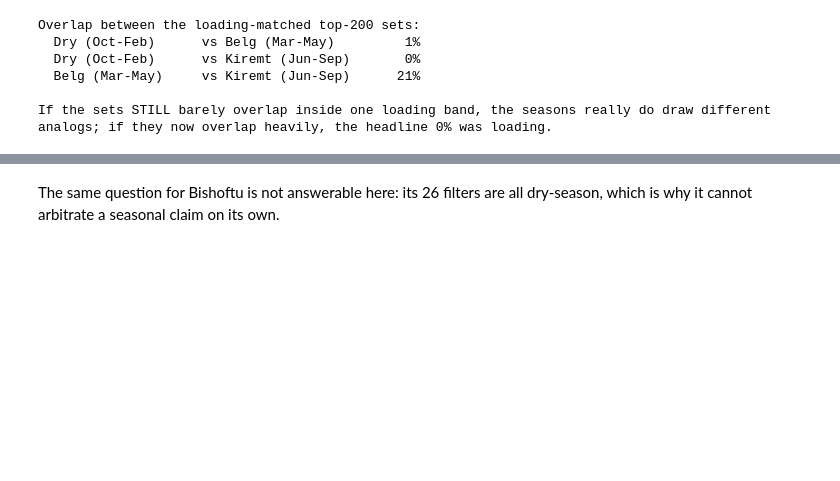
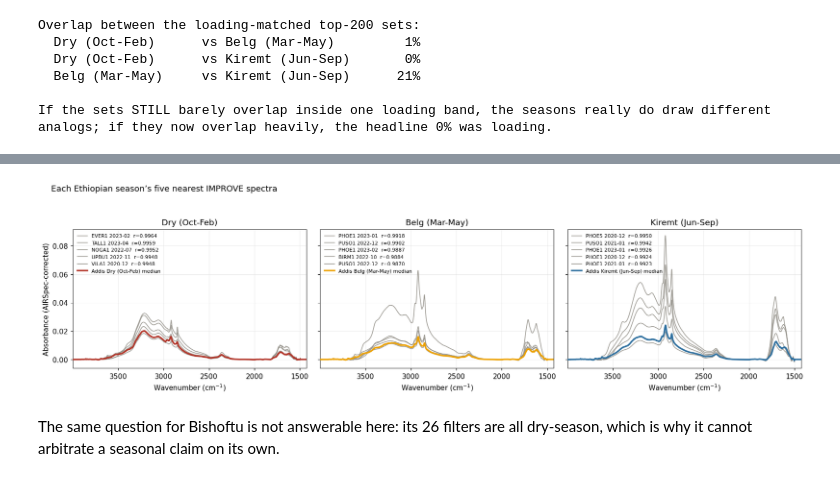
Before and after one commit to ahzs645/aethmodular, a Jupyter notebook: research/ftir_ec_phase3/ftir_52_network_spectral_map.ipynb, the cells around one changed output, grey strips where cells are left out. Drawn from its saved outputs; the diff is of its cells as text; code cells hidden in the pictures; blank space fills up the shorter version.

```diff
--- a/research/ftir_ec_phase3/ftir_52_network_spectral_map.ipynb
+++ b/research/ftir_ec_phase3/ftir_52_network_spectral_map.ipynb
@@ -1030,3 +1109,22 @@ If the sets STILL barely overlap inside one loading band, the seasons really do
+# %%
+fig, axes = plt.subplots(1, 3, figsize=(15.6, 4.4), sharey=True)
+for ax, name in zip(axes, SEASONS):
+    sub = analogs_all[(analogs_all.season == name) & (analogs_all.search == 'all filters')]
+    for _, row in sub.head(5).iterrows():
+        li = int(np.where(lib.AnalysisId.to_numpy() == row.AnalysisId)[0][0])
+        ax.plot(WN, LIB[li], lw=1.1, color='#8F8C84', alpha=0.85,
+                label=f"{row.Site} {row.date[:7]}  r={row.r:.4f}")
+    ax.plot(WN, season_median[name], lw=2.3, color=S_COLOUR[name], zorder=5,
+            label=f'Addis {name} median')
+    ax.set(xlim=(WN.max(), WN.min()), xlabel='Wavenumber (cm$^{-1}$)', title=name)
+    ax.legend(frameon=False, fontsize=7.2, loc='upper left')
+axes[0].set_ylabel('Absorbance (AIRSpec-corrected)')
+fig.suptitle('Each Ethiopian season\u2019s five nearest IMPROVE spectra',
+             x=0.02, ha='left')
+fig.tight_layout(rect=[0, 0, 1, 0.93])
+fig.savefig(PLOTS / 'season_top_analogs.png', dpi=150); plt.show()
+# %% [output]
+[figure, added]
 # %% [markdown]
 The same question for Bishoftu is not answerable here: its 26 filters are all
 dry-season, which is why it cannot arbitrate a seasonal claim on its own.
```
Also changed, not shown: parts of 2 cells of this notebook, 2 other files.
